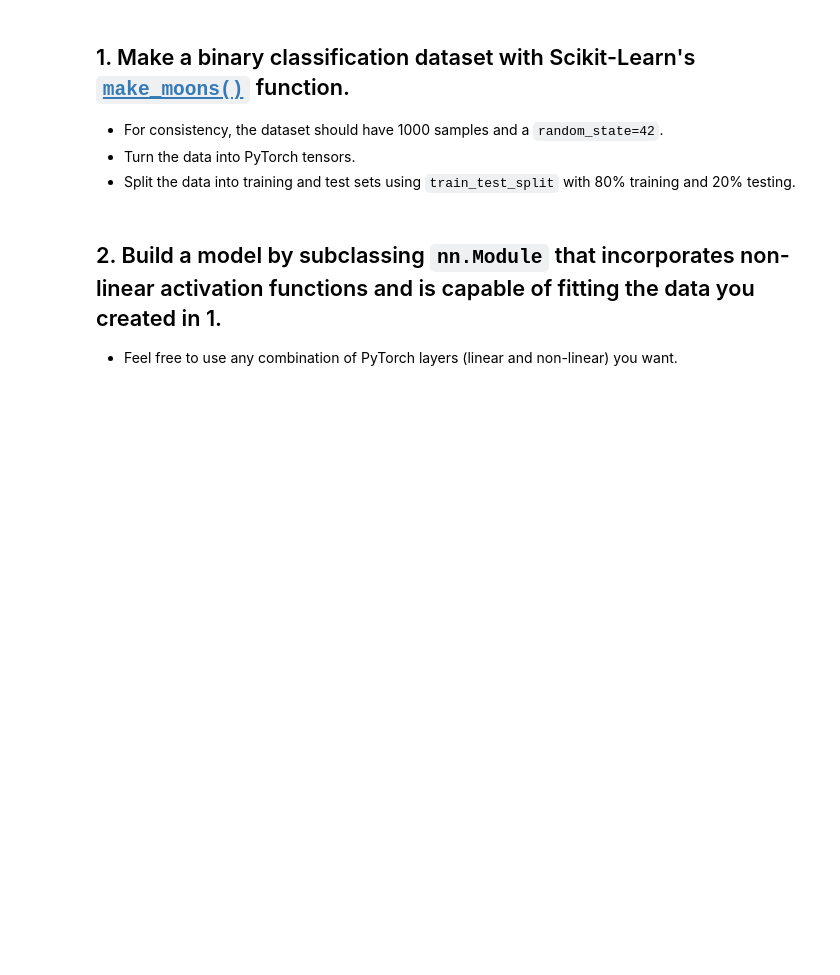
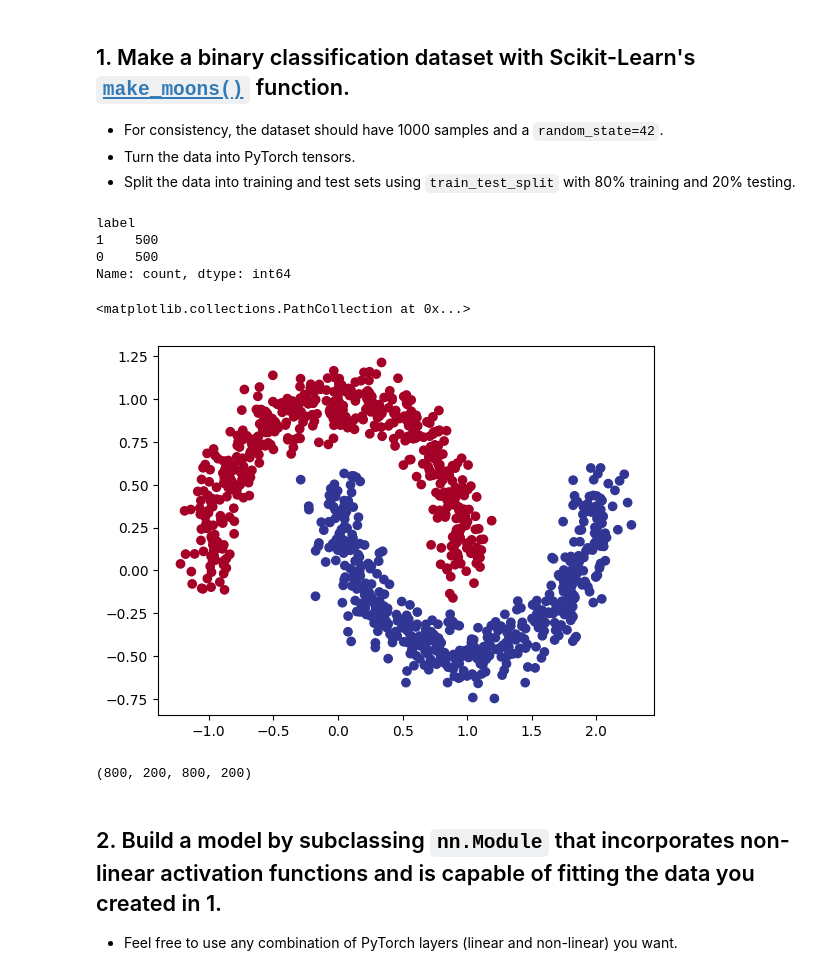
Before and after one commit to MinIcecream/Pytorch-deep-learning, a Jupyter notebook: 02_pytorch_classification_exercises.ipynb, the cells around one changed output. Cells and saved outputs as stored; diff of their text form; code cells hidden in the pictures; blank space fills up the shorter version.

```diff
--- a/02_pytorch_classification_exercises.ipynb
+++ b/02_pytorch_classification_exercises.ipynb
@@ -34,18 +34,51 @@ cpu
 # %%
 # Create a dataset with Scikit-Learn's make_moons()
 from sklearn.datasets import make_moons
+
+n_samples = 1000
+
+x, y = make_moons(n_samples,
+                  noise=0.1,
+                  random_state = 42)
 # %%
 # Turn data into a DataFrame
 import pandas as pd
+moons = pd.DataFrame({"x1": x[:, 0],
+                      "x2": x[:, 1],
+                      "label": y
+                     })
+moons.head(10)
+moons.label.value_counts()
+# %% [output]
+label
+1    500
+0    500
+Name: count, dtype: int64
 # %%
 # Visualize the data on a scatter plot
 import matplotlib.pyplot as plt
+plt.scatter(x=x[:, 0],
+            y=x[:, 1],
+            c=y,
+            cmap=plt.cm.RdYlBu)
+# %% [output]
+<matplotlib.collections.PathCollection at 0x...>
+[figure, added]
 # %%
 # Turn data into tensors of dtype float
+import torch
 
+x = torch.from_numpy(x).type(torch.float)
+y = torch.from_numpy(y).type(torch.float)
 
 # Split the data into train and test sets (80% train, 20% test)
 from sklearn.model_selection import train_test_split
+x
+x_train, x_test, y_train, y_test = train_test_split(x, y, test_size = 0.2, random_state=42)
+
+len(x_train), len(x_test), len(y_train), len(y_test)
+# %% [output]
+(800, 200, 800, 200)
 # %% [markdown]
 ## 2. Build a model by subclassing `nn.Module` that incorporates non-linear activation functions and is capable of fitting the data you created in 1.
   * Feel free to use any combination of PyTorch layers (linear and non-linear) you want.
```
Also changed, not shown: parts of 18 cells of this notebook, 1 other file.
